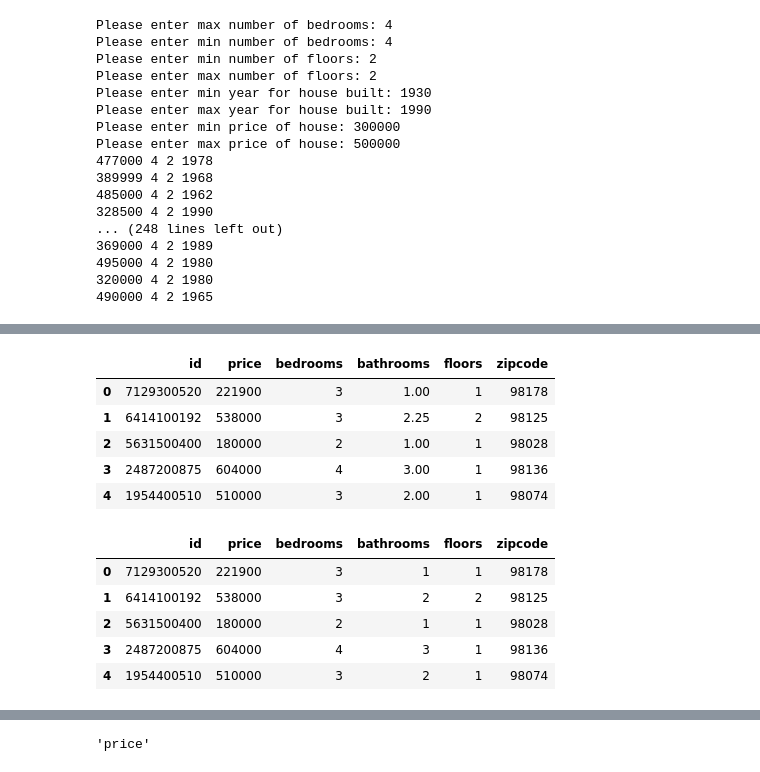
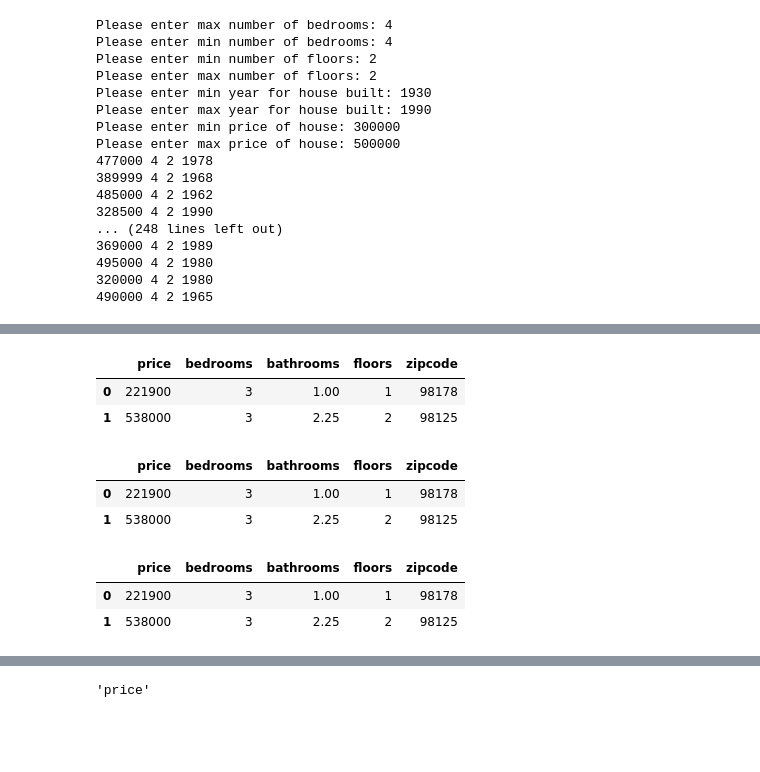
Before and after one commit to paudieHealy/4thYearProject, a Jupyter notebook: FindAHome.ipynb, the cells around one changed output, grey strips where cells are left out. Drawn from its saved outputs; the diff is of its cells as text; code cells hidden in the pictures; blank space fills up the shorter version.

```diff
--- a/FindAHome.ipynb
+++ b/FindAHome.ipynb
@@ -182,6 +189,10 @@ Please enter max price of house: 500000
 # %%
+# No.1
 import csv
 import numpy as ap
 import pandas as pd
 
 d = pd.read_csv("C:/datasets/kc_house_data.csv")
+u2 = pd.read_csv("C:/datasets/kc_house_data.csv")
+u3 = pd.read_csv("C:/datasets/kc_house_data.csv")
+u4 = pd.read_csv("C:/datasets/kc_house_data.csv")
@@ -238,10 +279,19 @@ del d['long']
-# %%
-d.head()
-# %% [output]
-|  | id | price | bedrooms | bathrooms | floors | zipcode |
-| 0 | 7129300520 | 221900 | 3 | 1.00 | 1 | 98178 |
-| 1 | 6414100192 | 538000 | 3 | 2.25 | 2 | 98125 |
-| 2 | 5631500400 | 180000 | 2 | 1.00 | 1 | 98028 |
-| 3 | 2487200875 | 604000 | 4 | 3.00 | 1 | 98136 |
-| 4 | 1954400510 | 510000 | 3 | 2.00 | 1 | 98074 |
+# %%
+u2.head(2)
+# %% [output]
+|  | price | bedrooms | bathrooms | floors | zipcode |
+| 0 | 221900 | 3 | 1.00 | 1 | 98178 |
+| 1 | 538000 | 3 | 2.25 | 2 | 98125 |
+# %%
+u3.head(2)
+# %% [output]
+|  | price | bedrooms | bathrooms | floors | zipcode |
+| 0 | 221900 | 3 | 1.00 | 1 | 98178 |
+| 1 | 538000 | 3 | 2.25 | 2 | 98125 |
+# %%
+u4.head(2)
+# %% [output]
+|  | price | bedrooms | bathrooms | floors | zipcode |
+| 0 | 221900 | 3 | 1.00 | 1 | 98178 |
+| 1 | 538000 | 3 | 2.25 | 2 | 98125 |
 # %%
@@ -249,9 +299,0 @@ d['bathrooms'] = d.bathrooms.astype(int)
-# %%
-d.head()
-# %% [output]
-|  | id | price | bedrooms | bathrooms | floors | zipcode |
-| 0 | 7129300520 | 221900 | 3 | 1 | 1 | 98178 |
-| 1 | 6414100192 | 538000 | 3 | 2 | 2 | 98125 |
-| 2 | 5631500400 | 180000 | 2 | 1 | 1 | 98028 |
-| 3 | 2487200875 | 604000 | 4 | 3 | 1 | 98136 |
-| 4 | 1954400510 | 510000 | 3 | 2 | 1 | 98074 |
```
Also changed, not shown: parts of 59 cells of this notebook, 4 other files.
